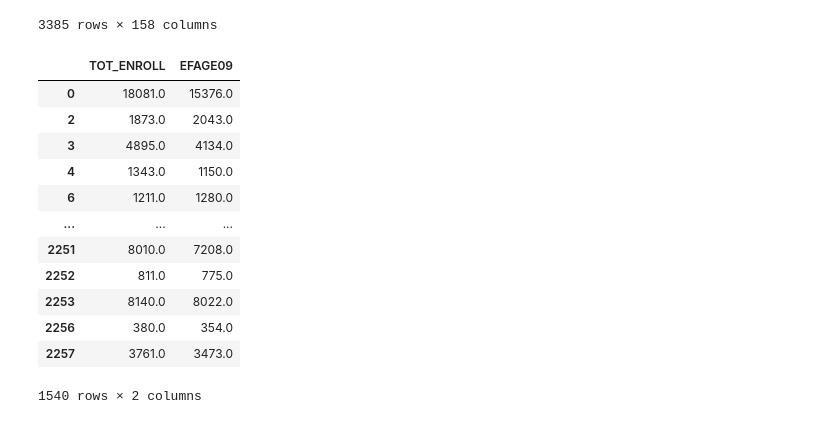
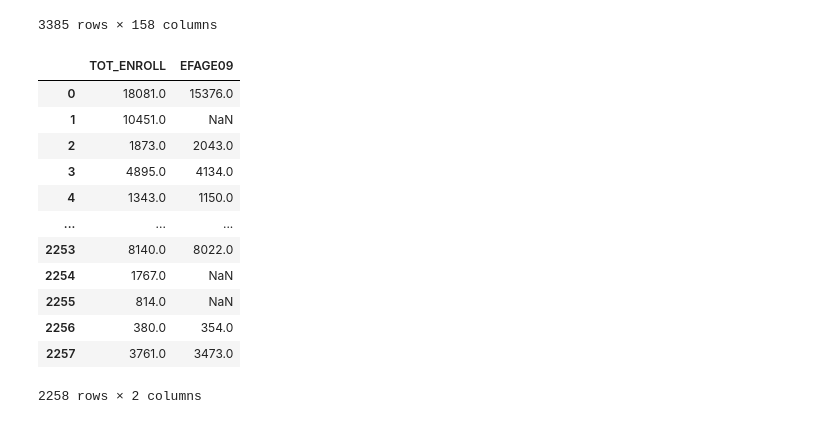
Before and after one commit to nickeubank/mtv_viacom_capstone, a Jupyter notebook: 10_code/20_merge_data/25_merging_enrollment_nearest.ipynb, the cells around one changed output. Saved outputs shown, nothing was run; the diff lists cells and outputs as text; code cells hidden in the pictures.

```diff
--- a/10_code/20_merge_data/25_merging_enrollment_nearest.ipynb
+++ b/10_code/20_merge_data/25_merging_enrollment_nearest.ipynb
@@ -203,22 +203,23 @@ merged_data
 | 3383 | NaN | NaN | NaN | NaN | NaN | NaN | NaN | NaN | NaN | NaN | ... |
 | 3384 | NaN | NaN | NaN | NaN | NaN | NaN | NaN | NaN | NaN | NaN | ... |
 3385 rows × 158 columns
-# %%
-merged_data[merged_data['_merge']=='both'][['TOT_ENROLL','EFAGE09']]
-# %% [output]
-|  | TOT_ENROLL | EFAGE09 |
-| 0 | 18081.0 | 15376.0 |
-| 2 | 1873.0 | 2043.0 |
-| 3 | 4895.0 | 4134.0 |
-| 4 | 1343.0 | 1150.0 |
-| 6 | 1211.0 | 1280.0 |
-| ... | ... | ... |
-| 2251 | 8010.0 | 7208.0 |
-| 2252 | 811.0 | 775.0 |
-| 2253 | 8140.0 | 8022.0 |
-| 2256 | 380.0 | 354.0 |
-| 2257 | 3761.0 | 3473.0 |
-1540 rows × 2 columns
+# %%
+pd.options.display.max_rows=40
+merged_data[['TOT_ENROLL','EFAGE09']]
+# %% [output]
+|  | TOT_ENROLL | EFAGE09 |
+| 0 | 18081.0 | 15376.0 |
+| 1 | 10451.0 | NaN |
+| 2 | 1873.0 | 2043.0 |
+| 3 | 4895.0 | 4134.0 |
+| 4 | 1343.0 | 1150.0 |
+| ... | ... | ... |
+| 2253 | 8140.0 | 8022.0 |
+| 2254 | 1767.0 | NaN |
+| 2255 | 814.0 | NaN |
+| 2256 | 380.0 | 354.0 |
+| 2257 | 3761.0 | 3473.0 |
+2258 rows × 2 columns
 # %%
 for i,r in merged_data.iterrows():
     if merged_data.loc[i,'_merge']=='both':
```
